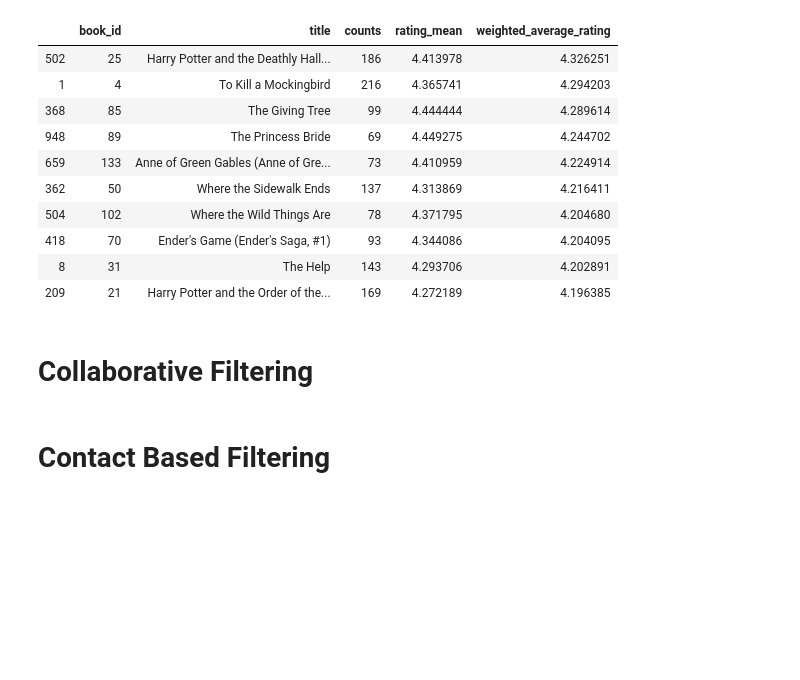
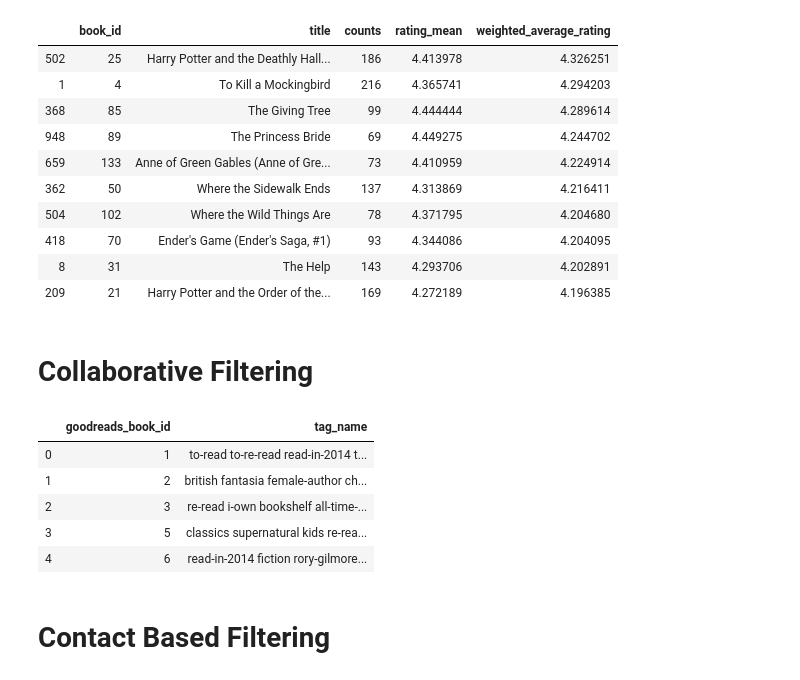
Before and after one commit to Lea1612/AI_Recommender_Systems, a Jupyter notebook: Notebook.ipynb, the cells around one changed output. Drawn from its saved outputs; the diff is of its cells as text; code cells hidden in the pictures; blank space fills up the shorter version.

```diff
--- a/Notebook.ipynb
+++ b/Notebook.ipynb
@@ -240,5 +240,17 @@ age_recommendation_df.head(10)
 | 209 | 21 | Harry Potter and the Order of the... | 169 | 4.272189 | 4.196385 |
 # %% [markdown]
 # Collaborative Filtering
+# %%
+df2 = pd.merge(books_tags_df, tags_df, on='tag_id', how='inner')
+df2.sort_values(by='goodreads_book_id', inplace=True)
+df2 = df2.groupby(['goodreads_book_id'], as_index = False).agg({'tag_name': ' '.join})
+df2.head()
+# %% [output]
+|  | goodreads_book_id | tag_name |
+| 0 | 1 | to-read to-re-read read-in-2014 t... |
+| 1 | 2 | british fantasia female-author ch... |
+| 2 | 3 | re-read i-own bookshelf all-time-... |
+| 3 | 5 | classics supernatural kids re-rea... |
+| 4 | 6 | read-in-2014 fiction rory-gilmore... |
 # %% [markdown]
 # Contact Based Filtering
```
